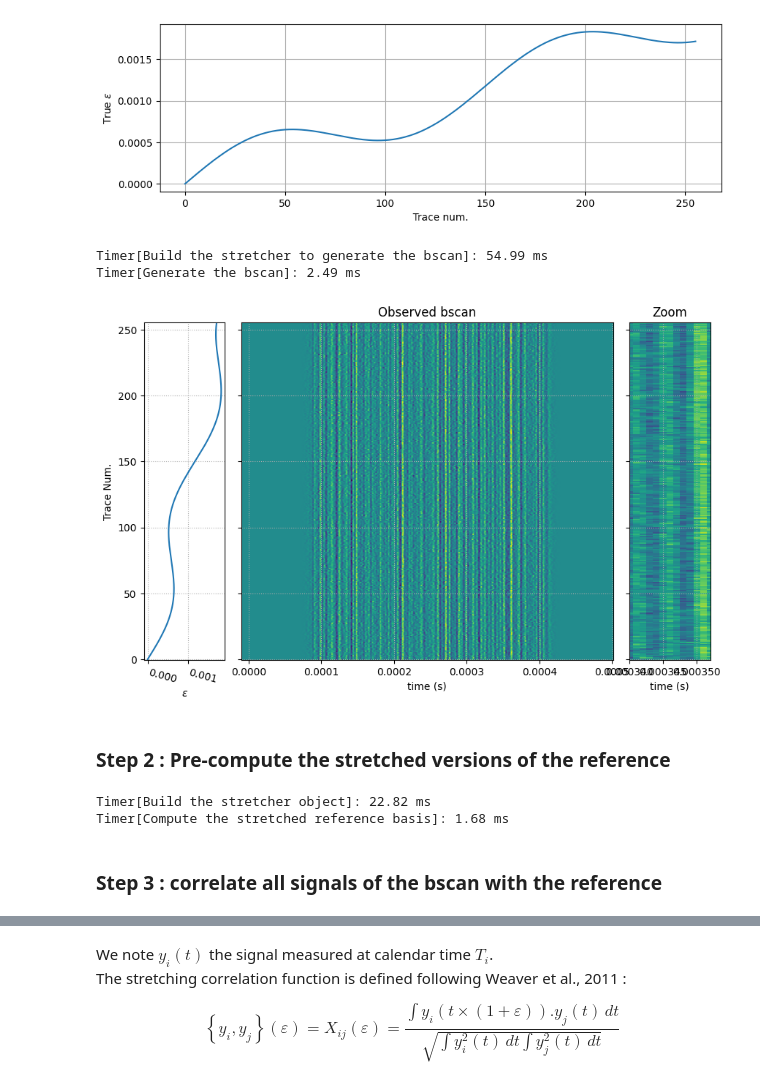
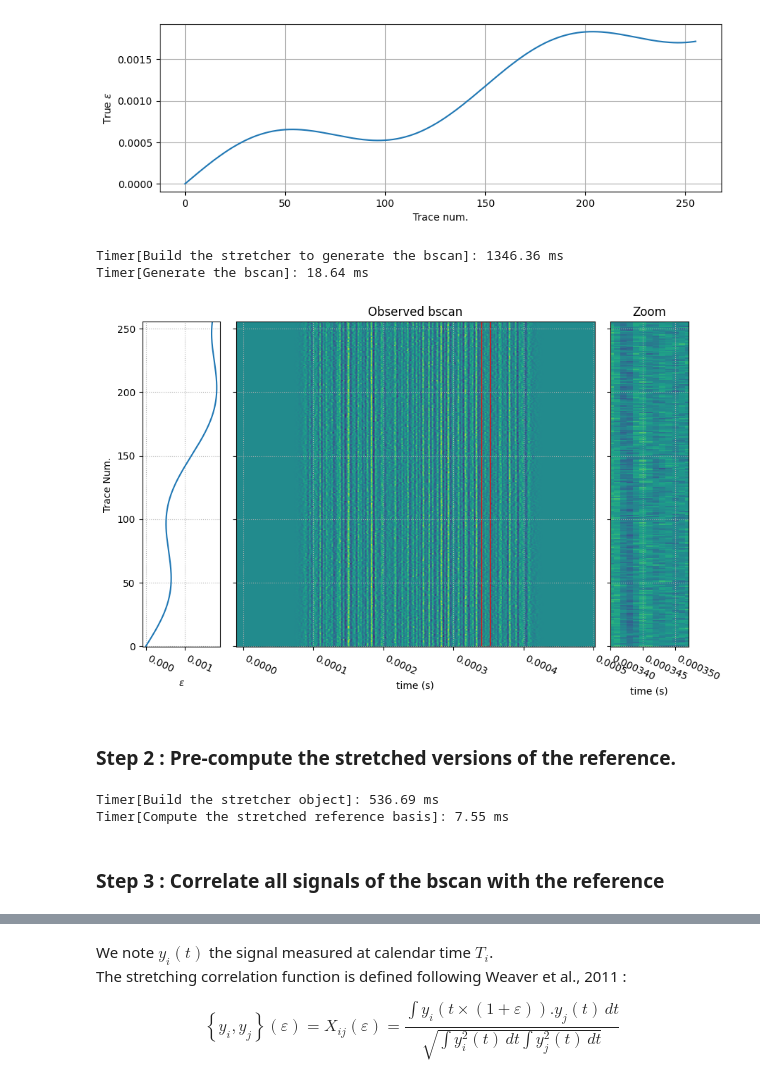
Before and after one commit to mlehujeur/coodddaaaa, a Jupyter notebook: examples/000_examples.ipynb, the cells around one changed output, grey strips where cells are left out. Saved outputs shown, nothing was run; the diff lists cells and outputs as text; code cells hidden in the pictures.

```diff
--- a/examples/000_examples.ipynb
+++ b/examples/000_examples.ipynb
@@ -70,13 +106,22 @@ plt.gca().grid(True)
 # Build the stretching basis of the reference signal
 
 # epsilon search grid
-eps_search = polyspace(eps_search_min, eps_search_max, n_eps, eps_pw)
+# polyspace let you increase the grid resolution near eps=0, pwr=1 means linear scale
+eps_search = polyspace(
+    xmin=eps_search_min,
+    xmax=eps_search_max,
+    nx=n_eps,
+    pwr=eps_pw)
 
-# Build the stretcher object for correlation this time
+# Build the stretcher object for correlation this time (norm=True)
 # (do not use stretcher0 which is not normalized)
 # Most costly operations are performed here, once for all
 with Timer('Build the stretcher object'):
-    stretcher = Stretcher(t0=t0, nt=nt, dt=dt, eps=eps_search, norm=True, interp_kind="fourier")
+    stretcher = Stretcher(
+        t0=t0, nt=nt, dt=dt,
+        eps=eps_search,
+        norm=True,
+        interp_kind=interp_kind)
 
 with Timer('Compute the stretched reference basis'):
     y_reference_stretched = stretcher.stretch(y_reference)
@@ -86,8 +131,14 @@ Timer[Compute the stretched reference basis]: 7.85 ms
 # %%
 # Display
-plt.figure(figsize=(10, 6))
-plt.gca().set_xlabel('time (s)')
-plt.gca().set_ylabel('$ \epsilon $')
-plt.pcolormesh(stretcher.t, stretcher.eps, y_reference_stretched, shading="auto");
-plt.gca().plot(eps_search * 0, eps_search, "k_"); # show the epsilon grid as ticks on yaxis
+fig = plt.figure(figsize=(10, 6))
+ax = fig.add_subplot(111, xlabel='Time (s)', ylabel='$ \epsilon $')
+
+ax.pcolormesh(
+    stretcher.t,
+    stretcher.eps,
+    y_reference_stretched,
+    shading="auto");
+
+# show the epsilon grid as ticks on yaxis
+ax.plot(eps_search * 0, eps_search, "k_");
 # %% [output]
@@ -184,7 +235,7 @@ plt.gca().grid(True)
 # %%
 # Build the synthetic bscan by stretching the reference, add noise
 with Timer('Build the stretcher to generate the bscan'):
-    stretcher0 = Stretcher(nt=nt, dt=dt, t0=t0, eps=eps_history, norm=False, interp_kind="cubic")
+    stretcher0 = Stretcher(nt=nt, dt=dt, t0=t0, eps=eps_history, norm=False, interp_kind=interp_kind)
 
 with Timer('Generate the bscan'):
     bscan = stretcher0.stretch(y_reference)
@@ -192,34 +243,35 @@ with Timer('Generate the bscan'):
 bscan += bandpass(np.random.randn(n_traces, nt) * noise_level)
 bscan *= taper
 # %% [output]
-Timer[Build the stretcher to generate the bscan]: 54.99 ms
-Timer[Generate the bscan]: 2.49 ms
+Timer[Build the stretcher to generate the bscan]: 1346.36 ms
+Timer[Generate the bscan]: 18.64 ms
 # %%
 # Display
 fig = plt.figure(figsize=(10, 6))
 gs = fig.add_gridspec(1, 6)
 
 ax1 = plt.subplot(gs[0, 0], xlabel=r"$ \epsilon $", ylabel="Trace Num.")
 ax2 = plt.subplot(gs[0, 1:-1], sharey=ax1, xlabel="time (s)", title="Observed bscan")
 ax3 = plt.subplot(gs[0, -1], sharey=ax1, xlabel="time (s)", title="Zoom")
 
 plt.setp(ax2.get_yticklabels(), visible=False)
 plt.setp(ax3.get_yticklabels(), visible=False)
 
 ax1.plot(eps_history, np.arange(n_traces), '-')
-plt.setp(ax1.get_xticklabels(), ha="left", rotation=-15)
 ax2.pcolormesh(stretcher.t, np.arange(n_traces), bscan, shading="auto");
 
 ax3.pcolormesh(stretcher.t, np.arange(n_traces), bscan, shading="auto");
-ax3.set_xlim(tmin + 0.8 * (tmax - tmin), tmin + 0.84 * (tmax - tmin))
+xmin, xmax = tmin + 0.8 * (tmax - tmin), tmin + 0.84 * (tmax - tmin)
+ax2.fill_betweenx(ax2.get_ylim(), [xmin, xmin], [xmax, xmax], color="none", edgecolor="r")
+ax3.set_xlim(xmin, xmax)
 
-ax1.grid(True, linestyle=":")
-ax2.grid(True, linestyle=":");
-ax3.grid(True, linestyle=":");
+for ax in [ax1, ax2, ax3]:
+    plt.setp(ax.get_xticklabels(), ha="left", rotation=-25)
+    ax.grid(True, linestyle=":")
 # %% [output]
-[figure, old version]
+[figure, new version]
 # %% [markdown]
-### Step 2 : Pre-compute the stretched versions of the reference
+### Step 2 : Pre-compute the stretched versions of the reference.<a id="case2step2"></a>
 # %%
 # Choose a reference signal in the bscan (first trace)
 i_reference = 0
@@ -229,17 +281,21 @@ assert eps_history[i_reference] == 0.
 # Build the stretching basis of the reference signal
 
 # epsilon search grid
-eps_search = polyspace(eps_search_min, eps_search_max, n_eps, eps_pw)
+eps_search = polyspace(
+    xmin=eps_search_min,
+    xmax=eps_search_max,
+    nx=n_eps,
+    pwr=eps_pw)
 
 # for correlation this time (do not use stretcher0)
 with Timer('Build the stretcher object'):
-    stretcher = Stretcher(t0=t0, nt=nt, dt=dt, eps=eps_search, norm=True, interp_kind="cubic")
+    stretcher = Stretcher(t0=t0, nt=nt, dt=dt, eps=eps_search, norm=True, interp_kind=interp_kind)
 
 with Timer('Compute the stretched reference basis'):
     y_reference_stretched = stretcher.stretch(y_reference)  # compute the stretching basis of the reference
 # %% [output]
-Timer[Build the stretcher object]: 22.82 ms
-Timer[Compute the stretched reference basis]: 1.68 ms
+Timer[Build the stretcher object]: 536.69 ms
+Timer[Compute the stretched reference basis]: 7.55 ms
 # %%
 # Display (same as above)
 if False:
@@ -249,7 +305,7 @@ if False:
     plt.pcolormesh(stretcher.t, stretcher.eps, y_reference_stretched, shading="auto");
     plt.gca().plot(eps_search * 0, eps_search, "k_"); # show the epsilon grid as ticks on yaxis
 # %% [markdown]
-### Step 3 : correlate all signals of the bscan with the reference
+### Step 3 : Correlate all signals of the bscan with the reference<a id="case2step3"></a>
 # %%
 # Correlate all traces to the reference
 with Timer(f'Correlate and find maxima in a bscan of {n_traces} traces with a single reference'):
```
Also changed, not shown: parts of 27 cells of this notebook.
